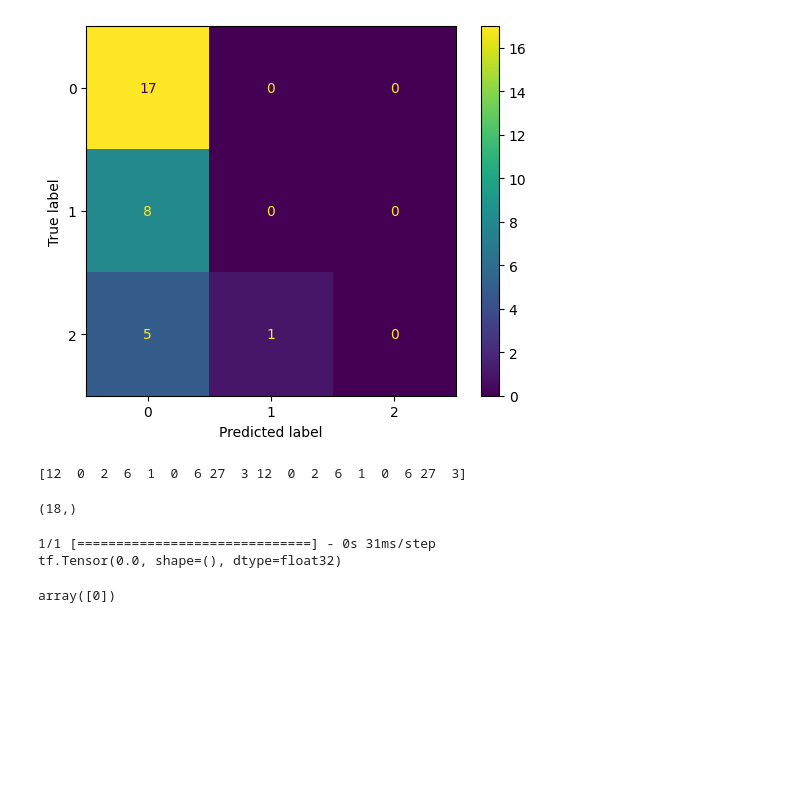
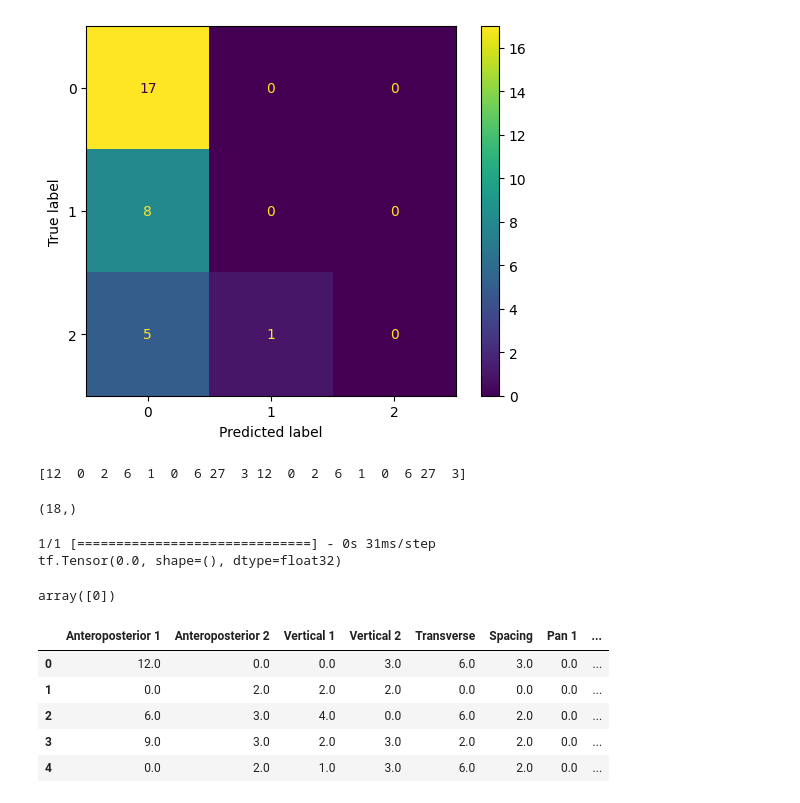
Before and after one commit to Christofferfuglkjaer/Dataproject, a Jupyter notebook: data.ipynb, the cells around one changed output. Saved outputs shown, nothing was run; the diff lists cells and outputs as text; code cells hidden in the pictures; blank space fills up the shorter version.

```diff
--- a/data.ipynb
+++ b/data.ipynb
@@ -299,0 +291,30 @@ array([0])
+# %%
+categoricals = ["Anteroposterior 1",
+          'Anteroposterior 2',
+          'Vertical 1',
+          'Vertical 2',
+          'Transverse',
+          'Spacing',
+          'Pan 1',
+          'Total Row Score A',
+          'Anteroposterior 1.1',
+          'Anteroposterior 2.1',
+          'Vertical 1.1',
+          'Vertical 2.1',
+          'Transverse.1',
+          'Spacing.1',
+          'Pan 1.1',
+          'Total Row Score B',]
+
+ctgan = CTGAN(epochs=10)
+ctgan.fit(df1, categoricals)
+
+synthetic_iris = ctgan.sample(20000)
+synthetic_iris.head()
+# %% [output]
+|  | Anteroposterior 1 | Anteroposterior 2 | Vertical 1 | Vertical 2 | Transverse | Spacing | Pan 1 | ... |
+| 0 | 12.0 | 0.0 | 0.0 | 3.0 | 6.0 | 3.0 | 0.0 | ... |
+| 1 | 0.0 | 2.0 | 2.0 | 2.0 | 0.0 | 0.0 | 0.0 | ... |
+| 2 | 6.0 | 3.0 | 4.0 | 0.0 | 6.0 | 2.0 | 0.0 | ... |
+| 3 | 9.0 | 3.0 | 2.0 | 3.0 | 2.0 | 2.0 | 0.0 | ... |
+| 4 | 0.0 | 2.0 | 1.0 | 3.0 | 6.0 | 2.0 | 0.0 | ... |
```
Also changed, not shown: parts of 4 cells of this notebook, 3 other files.
